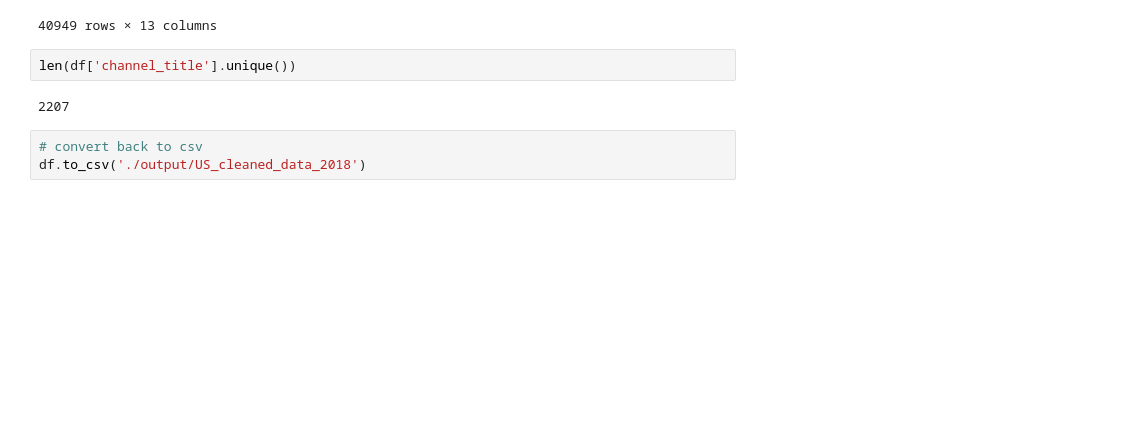
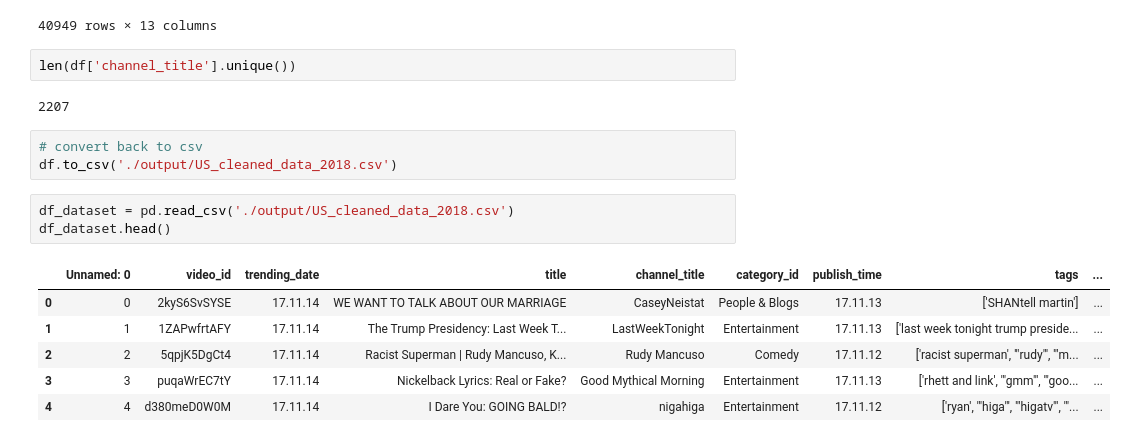
Before and after one commit to loc-vu/yt-trends, a Jupyter notebook: Data Cleaning.ipynb, the cells around one changed output. Cells and saved outputs as stored; diff of their text form; blank space fills up the shorter version.

Commit message:
moved data cleaning from NB

```diff
--- a/Data Cleaning.ipynb
+++ b/Data Cleaning.ipynb
@@ -133,4 +136,14 @@ len(df['channel_title'].unique())
 2207
 # %%
 # convert back to csv
-df.to_csv('./output/US_cleaned_data_2018')
+df.to_csv('./output/US_cleaned_data_2018.csv')
+# %%
+df_dataset = pd.read_csv('./output/US_cleaned_data_2018.csv')
+df_dataset.head()
+# %% [output]
+|  | Unnamed: 0 | video_id | trending_date | title | channel_title | category_id | publish_time | tags | ... |
+| 0 | 0 | 2kyS6SvSYSE | 17.11.14 | WE WANT TO TALK ABOUT OUR MARRIAGE | CaseyNeistat | People & Blogs | 17.11.13 | ['SHANtell martin'] | ... |
+| 1 | 1 | 1ZAPwfrtAFY | 17.11.14 | The Trump Presidency: Last Week T... | LastWeekTonight | Entertainment | 17.11.13 | ['last week tonight trump preside... | ... |
+| 2 | 2 | 5qpjK5DgCt4 | 17.11.14 | Racist Superman | Rudy Mancuso, K... | Rudy Mancuso | Comedy | 17.11.12 | ['racist superman', '"rudy"', '"m... | ... |
+| 3 | 3 | puqaWrEC7tY | 17.11.14 | Nickelback Lyrics: Real or Fake? | Good Mythical Morning | Entertainment | 17.11.13 | ['rhett and link', '"gmm"', '"goo... | ... |
+| 4 | 4 | d380meD0W0M | 17.11.14 | I Dare You: GOING BALD!? | nigahiga | Entertainment | 17.11.12 | ['ryan', '"higa"', '"higatv"', '"... | ... |
```
Also changed, not shown: parts of 3 cells of this notebook, 4 other files.
